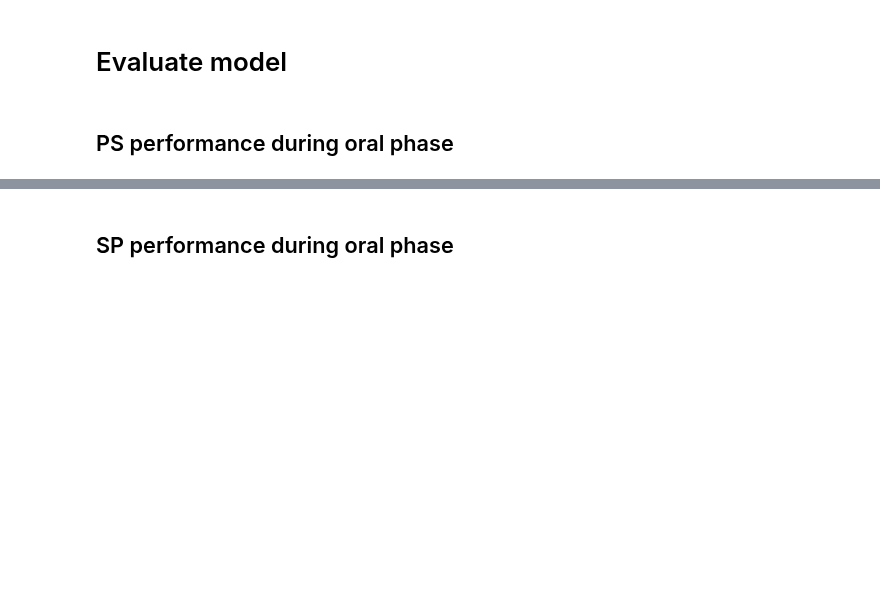
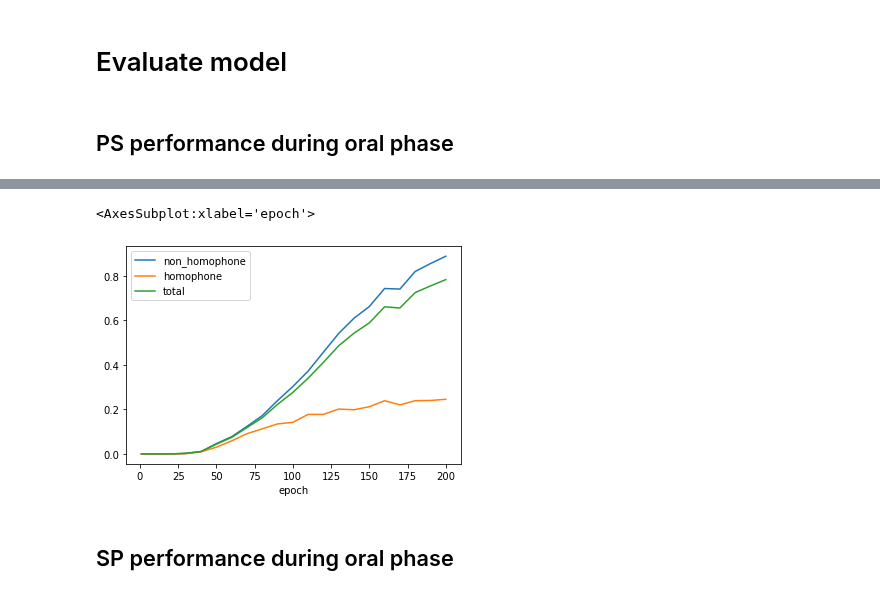
Before and after one commit to JasonLo/triangle_model, a Jupyter notebook: hs04_master.ipynb, the cells around one changed output, grey strips where cells are left out. Cells and saved outputs as stored; diff of their text form; code cells hidden in the pictures; blank space fills up the shorter version.

```diff
--- a/hs04_master.ipynb
+++ b/hs04_master.ipynb
@@ -391,3 +436,11 @@ df = pd.DataFrame(results)
 # %%
 df.columns = ["non_homophone", "homophone", "total"]
-df["epoch"] = np.concatenate([np.linspace(1, 10, 10), np.linspace(20, 500, 49)])
+saved_n = len(cfg.path["weights_list"])
+df["epoch"] = np.concatenate(
+    [np.linspace(1, 10, 10), np.linspace(20, cfg.total_number_of_epoch, saved_n - 10)]
+)
+
+df.plot(x="epoch")
+# %% [output]
+<AxesSubplot:xlabel='epoch'>
+[figure, added]
```
Also changed, not shown: parts of 8 cells of this notebook.
